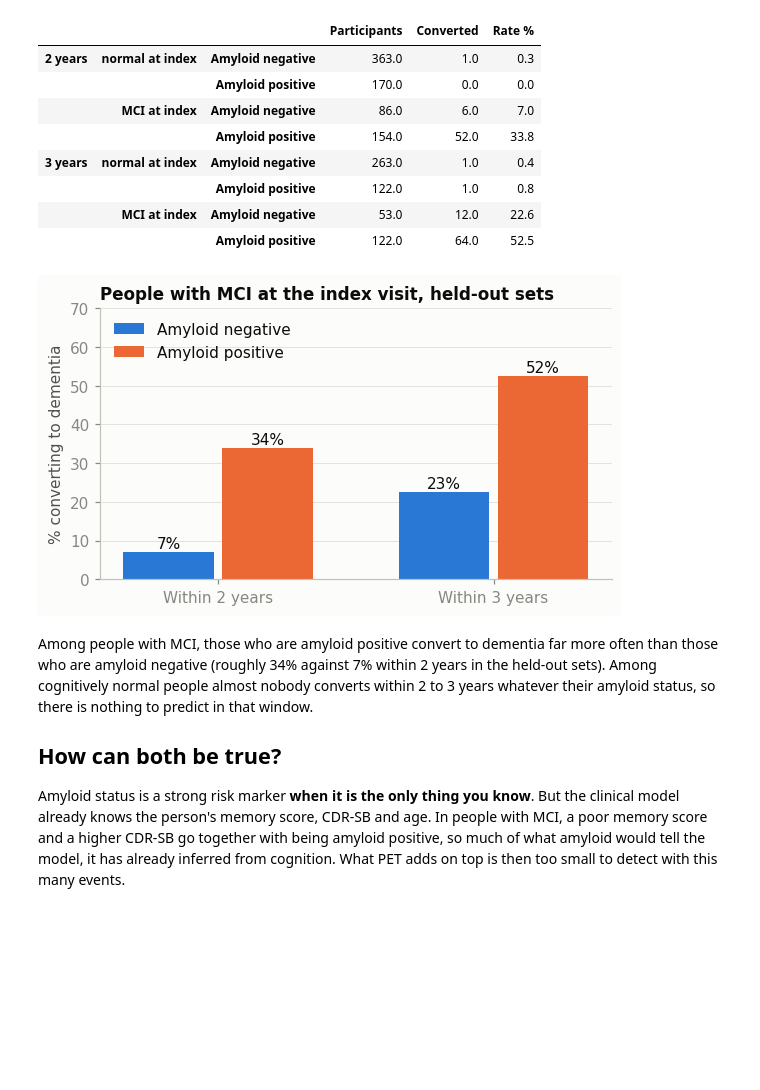
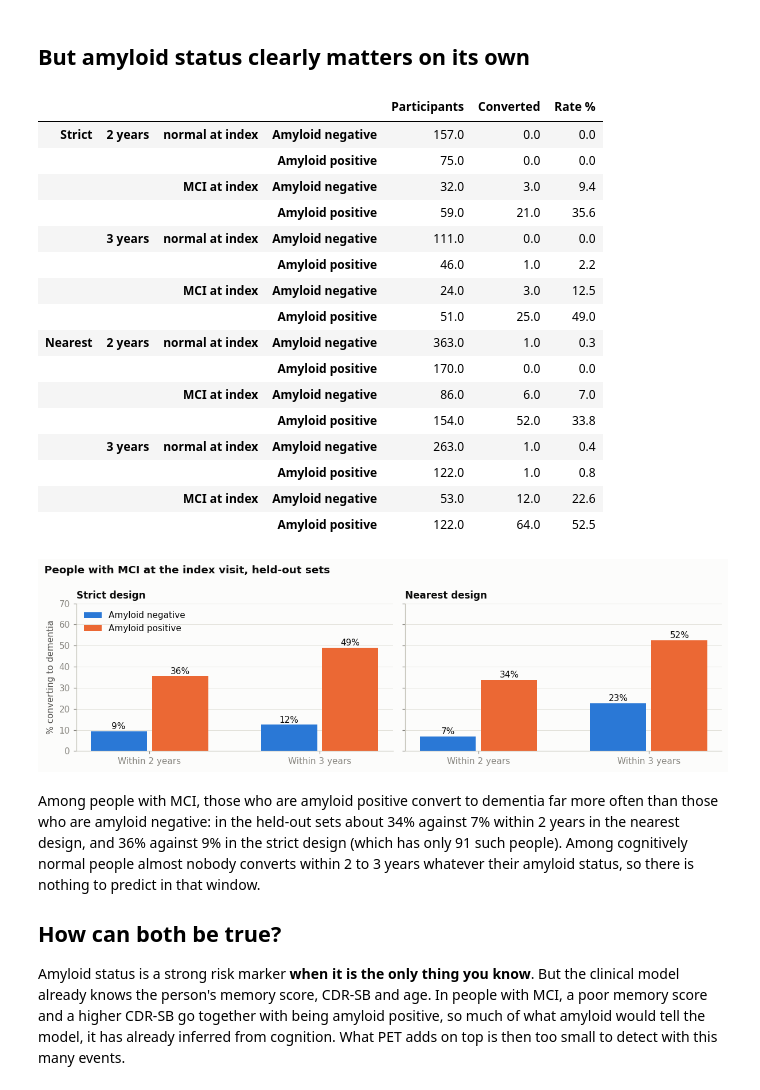
Before and after one commit to hansikareddy40/CardioCog-RAG, a Jupyter notebook: notebooks/08_pet_numbers.ipynb, the cells around one changed output. Drawn from its saved outputs; the diff is of its cells as text; code cells hidden in the pictures; blank space fills up the shorter version.

```diff
--- a/notebooks/08_pet_numbers.ipynb
+++ b/notebooks/08_pet_numbers.ipynb
@@ -19,7 +30,8 @@ import numpy as np, pandas as pd, matplotlib.pyplot as plt
 import nacc_utils as nu
 
 nu.set_style()
-res = json.loads((nu.REPORTS / "phase4_pet_results.json").read_text())
-pd.DataFrame({t: {s: f"{v['n']:,} ({v['events']})" for s, v in res[t]["cohort"].items()} for t in res}).rename(
-    columns={"y_dementia_2y": "Dementia within 2 years", "y_dementia_3y": "Dementia within 3 years"}).rename_axis("Participants (events)")
+allres = json.loads((nu.REPORTS / "phase4_pet_results.json").read_text())
+LABEL = {"y_dementia_2y": "Dementia within 2 years", "y_dementia_3y": "Dementia within 3 years"}
+pd.DataFrame({(d.capitalize(), LABEL[t]): {s: f"{v['n']:,} ({v['events']})" for s, v in allres[d][t]["cohort"].items()}
+              for d in allres for t in allres[d]}).rename_axis("Participants (events)")
 # %% [output]
@@ -94,36 +126,49 @@ fig.tight_layout(); nu.savefig(fig, "08_pet_gain"); plt.show()
+# %% [markdown]
+## But amyloid status clearly matters on its own
 # %%
 rows = {}
-for target, label in [("y_dementia_2y", "2 years"), ("y_dementia_3y", "3 years")]:
-    for dx, d in res[target]["conversion_rate_by_amyloid_status"].items():
-        for status, v in d.items():
-            rows[(label, dx, f"Amyloid {status}")] = {"Participants": v["n"], "Converted": int(v["events"]), "Rate %": round(v["events"] / v["n"] * 100, 1)}
+for design in allres:
+    for target in allres[design]:
+        for dx, d in allres[design][target]["conversion_rate_by_amyloid_status"].items():
+            for status, v in d.items():
+                rows[(design.capitalize(), LABEL[target][-7:], dx, f"Amyloid {status}")] = {"Participants": int(v["n"]), "Converted": int(v["events"]), "Rate %": round(v["events"] / v["n"] * 100, 1)}
 rates = pd.DataFrame(rows).T
 rates
 # %% [output]
-|  |  |  | Participants | Converted | Rate % |
-| 2 years | normal at index | Amyloid negative | 363.0 | 1.0 | 0.3 |
-|  |  | Amyloid positive | 170.0 | 0.0 | 0.0 |
-|  | MCI at index | Amyloid negative | 86.0 | 6.0 | 7.0 |
-|  |  | Amyloid positive | 154.0 | 52.0 | 33.8 |
-| 3 years | normal at index | Amyloid negative | 263.0 | 1.0 | 0.4 |
-|  |  | Amyloid positive | 122.0 | 1.0 | 0.8 |
-|  | MCI at index | Amyloid negative | 53.0 | 12.0 | 22.6 |
-|  |  | Amyloid positive | 122.0 | 64.0 | 52.5 |
+|  |  |  |  | Participants | Converted | Rate % |
+| Strict | 2 years | normal at index | Amyloid negative | 157.0 | 0.0 | 0.0 |
+|  |  |  | Amyloid positive | 75.0 | 0.0 | 0.0 |
+|  |  | MCI at index | Amyloid negative | 32.0 | 3.0 | 9.4 |
+|  |  |  | Amyloid positive | 59.0 | 21.0 | 35.6 |
+|  | 3 years | normal at index | Amyloid negative | 111.0 | 0.0 | 0.0 |
+|  |  |  | Amyloid positive | 46.0 | 1.0 | 2.2 |
+|  |  | MCI at index | Amyloid negative | 24.0 | 3.0 | 12.5 |
+|  |  |  | Amyloid positive | 51.0 | 25.0 | 49.0 |
+| Nearest | 2 years | normal at index | Amyloid negative | 363.0 | 1.0 | 0.3 |
+|  |  |  | Amyloid positive | 170.0 | 0.0 | 0.0 |
+|  |  | MCI at index | Amyloid negative | 86.0 | 6.0 | 7.0 |
+|  |  |  | Amyloid positive | 154.0 | 52.0 | 33.8 |
+|  | 3 years | normal at index | Amyloid negative | 263.0 | 1.0 | 0.4 |
+|  |  |  | Amyloid positive | 122.0 | 1.0 | 0.8 |
+|  |  | MCI at index | Amyloid negative | 53.0 | 12.0 | 22.6 |
+|  |  |  | Amyloid positive | 122.0 | 64.0 | 52.5 |
 # %%
-sub = rates.xs("MCI at index", level=1)
-fig, ax = plt.subplots(figsize=(6, 3.2))
-x = np.arange(2); w = 0.36
-for i, (status, color) in enumerate([("Amyloid negative", nu.BLUE), ("Amyloid positive", nu.ORANGE)]):
-    vals = [sub.loc[(h, status), "Rate %"] for h in ["2 years", "3 years"]]
-    ax.bar(x + (i - 0.5) * w, vals, width=w - 0.03, color=color, label=status)
-    for xi, v in zip(x, vals): ax.text(xi + (i - 0.5) * w, v + 1, f"{v:.0f}%", ha="center")
-ax.set_xticks(x, ["Within 2 years", "Within 3 years"]); ax.set_ylabel("% converting to dementia"); ax.grid(axis="x", visible=False)
-ax.set_title("People with MCI at the index visit, held-out sets"); ax.legend(loc="upper left"); ax.set_ylim(0, 70)
-nu.savefig(fig, "08_conversion_by_amyloid"); plt.show()
+fig, axes = plt.subplots(1, 2, figsize=(11, 3.4), sharey=True)
+for ax, design in zip(axes, ["Strict", "Nearest"]):
+    sub = rates.xs((design, "MCI at index"), level=(0, 2))
+    x = np.arange(2); w = 0.36
+    for i, (status, color) in enumerate([("Amyloid negative", nu.BLUE), ("Amyloid positive", nu.ORANGE)]):
+        vals = [sub.loc[(h, status), "Rate %"] for h in ["2 years", "3 years"]]
+        ax.bar(x + (i - 0.5) * w, vals, width=w - 0.03, color=color, label=status)
+        for xi, v in zip(x, vals): ax.text(xi + (i - 0.5) * w, v + 1, f"{v:.0f}%", ha="center")
+    ax.set_xticks(x, ["Within 2 years", "Within 3 years"]); ax.grid(axis="x", visible=False); ax.set_ylim(0, 70); ax.set_title(f"{design} design")
+axes[0].set_ylabel("% converting to dementia"); axes[0].legend(loc="upper left")
+fig.suptitle("People with MCI at the index visit, held-out sets", x=0.01, ha="left", fontweight="bold")
+fig.tight_layout(); nu.savefig(fig, "08_conversion_by_amyloid"); plt.show()
 # %% [output]
-[figure, old version]
+[figure, new version]
 # %% [markdown]
-Among people with MCI, those who are amyloid positive convert to dementia far more often than those who are amyloid negative (roughly 34% against 7% within 2 years in the held-out sets). Among cognitively normal people almost nobody converts within 2 to 3 years whatever their amyloid status, so there is nothing to predict in that window.
+Among people with MCI, those who are amyloid positive convert to dementia far more often than those who are amyloid negative: in the held-out sets about 34% against 7% within 2 years in the nearest design, and 36% against 9% in the strict design (which has only 91 such people). Among cognitively normal people almost nobody converts within 2 to 3 years whatever their amyloid status, so there is nothing to predict in that window.
 
 ## How can both be true?
 
```
Also changed, not shown: parts of 11 cells of this notebook, 48 other files.
